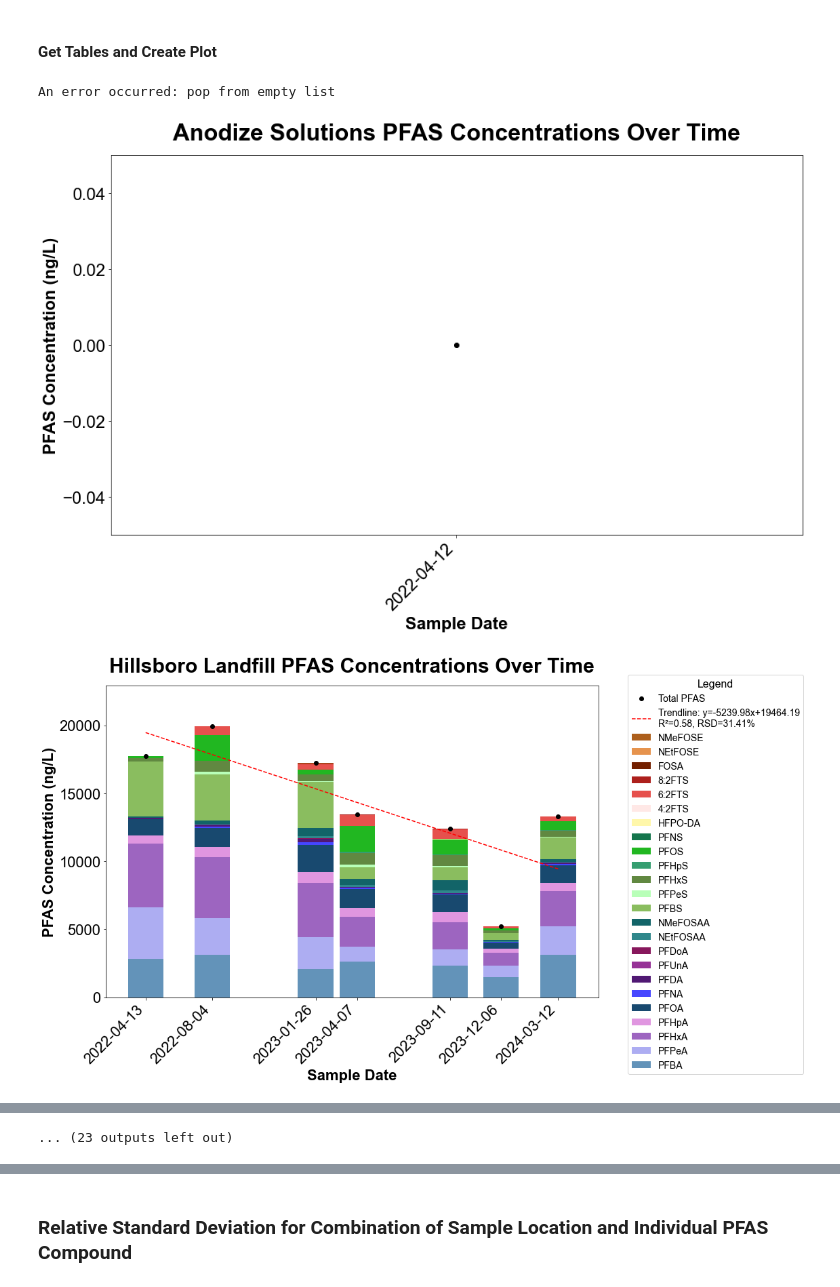
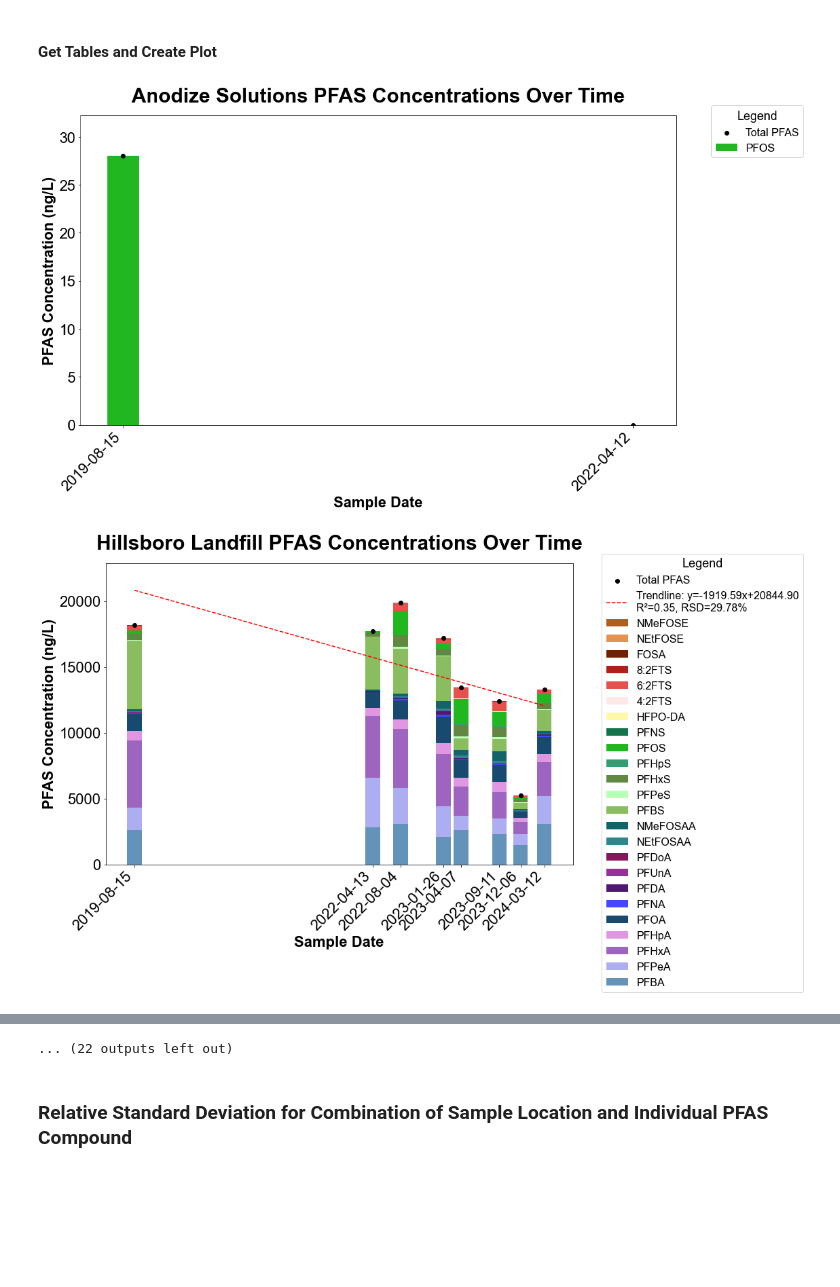
Before and after one commit to Clean-Water-Services/Jupyter-Notebooks, a Jupyter notebook: PFAS_Toolbox_IndustriesTemporalStabilityAnalysis.ipynb, the cells around one changed output, grey strips where cells are left out. Drawn from its saved outputs; the diff is of its cells as text; code cells hidden in the pictures; blank space fills up the shorter version.

Commit message:
Fixed font formatting issue and consolidated the PFAS attributes to one file

```diff
--- a/PFAS_Toolbox_IndustriesTemporalStabilityAnalysis.ipynb
+++ b/PFAS_Toolbox_IndustriesTemporalStabilityAnalysis.ipynb
@@ -114,6 +102,17 @@ pfas_mapping = dict(zip(df_PFAS_Attributes['Database'], df_PFAS_Attributes['Abbr
 # %%
-# Load the Excel file into a DataFrame
-df = pd.read_excel("U:/Research_and_Innovation/_ModellingGroupProjects/PFAS Investigations/Data and analysis/PFAS Toolbox_ColorsPalette.xlsx",sheet_name='ColorPalette_NonTOP')
+# Import PFAS Attributes
+#Specify sheet name
+sheet_name = 'PFAS Attributes'
+
+df_PFAS_Attributes = pd.read_excel(excel_file_path, sheet_name=sheet_name)
+
+# Remove rows where 'Database' column contains the text 'TOP'
+df_PFAS_Attributes = df_PFAS_Attributes[~df_PFAS_Attributes['Database'].str.contains('TOP', na=False)]
+
+df_PFAS_Attributes = df_PFAS_Attributes.drop_duplicates(subset='Abbrev', keep='first')
+
+# Create a dictionary mapping PFAS Compounds to their corresponding Abbreviation (No need to change)
+pfas_mapping = dict(zip(df_PFAS_Attributes['Database'], df_PFAS_Attributes['Abbrev']))
 
 def parse_rgb(rgb_string):
     # Check if rgb_string is a string and not empty
@@ -129,8 +128,10 @@ def parse_rgb(rgb_string):
 
 
 # Create a dictionary with PFAS compounds as keys and corresponding colors as values
-compound_colors_dict = {compound: parse_rgb(rgb) for compound, rgb in zip(df['Database'], df['New_RGB'])}
-compound_colors_dict_abbrev = {abbrev: parse_rgb(rgb) for abbrev, rgb in zip(df['Abbrev'], df['New_RGB'])}
+compound_colors_dict = {compound: parse_rgb(rgb) for compound, rgb in zip(df_PFAS_Attributes['Database'], df_PFAS_Attributes['RGB'])}
+compound_colors_dict_abbrev = {abbrev: parse_rgb(rgb) for abbrev, rgb in zip(df_PFAS_Attributes['Abbrev'], df_PFAS_Attributes['RGB'])}
+# %%
+desired_order=['3:3FTCA', '5:3FTCA', '7:3FTCA', 'PFBA', 'PFPeA', 'PFHxA', 'PFHpA', 'PFOA', 'PFNA', 'PFDA', 'PFUnA', 'PFDoA', 'PFTrDA', 'PFTeDA', 'PFHxDA', 'PFODA', 'NEtFOSAA', 'NMeFOSAA', 'PFBS', 'PFPeS', 'PFHxS', 'PFHpS', 'PFOS', 'PFNS', 'PFDS', 'PFDoS', 'PFMPA', 'HFPO-DA', 'NFDHA', 'PFMBA', 'ADONA', '4:2FTS', '6:2FTS', '8:2FTS', '10:2FTS', 'NEtFOSA', 'NMeFOSA', 'FOSA', 'NEtFOSE', 'NMeFOSE', 'PFEESA', '9Cl-PF3ONS', '11Cl-PF3OUdS', 'AOF']
 # %%
 def create_stacked_bar_chart_filtered(avg_pivot_table, std_dev_pivot_table=None, add_data_table=None, figsize=(10, 6),
                                       title='Average PFAS Concentrations by Month and Year', compound_colors_dict=None,
@@ -199,7 +200,7 @@ qual_mask = filtered_df['Qual Summary (Grade for filtering)'].isin(qual_grades)
 filtered_df = filtered_df[qual_mask]
 
 #Identify compounds in both methods
-compounds_in_both = df[(df['EPA Method 1633'] == 'X') & (df['EPA Method 537.1'] == 'X')]['Database'].tolist()
+compounds_in_both = df_PFAS_Attributes[(df_PFAS_Attributes['EPA Method 1633'] == 'X') & (df_PFAS_Attributes['EPA Method 537.1'] == 'X')]['Database'].tolist()
 compounds_mask=filtered_df['PFAS Compound'].isin(compounds_in_both)
 # Apply mask to filter the dataframe
 filtered_df = filtered_df[compounds_mask]
@@ -378,9 +379,9 @@ def create_stacked_bar_chart_filtered(avg_pivot_table, std_dev_pivot_table=None,
         ax1.set_ylim(0, ylim)
         ax1.set_xlabel('Sample Date', fontsize=axis_label_fontsize, fontproperties=font_bold)
         ax1.set_ylabel('PFAS Concentration (ng/L)', fontsize=axis_label_fontsize, fontproperties=font_bold)
-        ax1.set_title(title, fontsize=title_fontsize, fontproperties=font_bold, pad=20)
+        ax1.set_title(title, fontsize=title_fontsize, pad=20)
         ax1.set_xticks(avg_pivot_table_filtered.index)
-        ax1.set_xticklabels([date.strftime('%Y-%m-%d') for date in avg_pivot_table_filtered.index], rotation=45, ha='right', fontsize=tick_label_fontsize, fontproperties=font)
+        ax1.set_xticklabels([date.strftime('%Y-%m-%d') for date in avg_pivot_table_filtered.index],rotation=45, ha='right', fontsize=tick_label_fontsize)
 
         # Combine legend handles and labels
         handles, labels = ax1.get_legend_handles_labels()
@@ -413,35 +414,34 @@ def create_stacked_bar_chart_filtered(avg_pivot_table, std_dev_pivot_table=None,
 # %%
 #filtered_df.loc[(filtered_df['Sample Date'] > '2019-08-15')] to exclude Interl WATR Aug 2019 sample
 for location in sample_locations:
-    avg_pivot_table, count_pivot_table, std_dev_pivot_table=create_filtered_pivot_tables(data_df=filtered_df.loc[(filtered_df['Sample Date'] > '2019-08-15')] , sample_location=[location], qual_summary=None, type=None, pfas_compound=None)
+    avg_pivot_table, count_pivot_table, std_dev_pivot_table=create_filtered_pivot_tables(data_df=filtered_df, sample_location=[location], qual_summary=None, type=None, pfas_compound=None)
     avg_pivot_table.columns = avg_pivot_table.columns.map(pfas_mapping)
 
-    desired_order = df['Abbrev'].tolist()  # Convert to list if not already
     # Filter the desired_order to only include columns that exist in df
     filtered_order = [comp for comp in desired_order if comp in avg_pivot_table.columns]
     # Reorder columns by indexing df with the desired order
     avg_pivot_table = avg_pivot_table[filtered_order]
 
     new_indexes=[]
     for index in avg_pivot_table.index:
         new_index= str(index).replace(' 00:00:00','')
         new_indexes.append(new_index)
     avg_pivot_table.index=new_indexes
 
     for column in avg_pivot_table.columns:
         if avg_pivot_table[column].sum() == 0:
             avg_pivot_table.drop(column, axis=1,inplace=True)
 
     TotalPFAS=pd.DataFrame(avg_pivot_table.sum(axis=1), columns=['Total PFAS'])
 
-    max=TotalPFAS.max()*1.15
+    maximum=TotalPFAS.max()*1.15
+    maximum=maximum.iloc[0]
 
     title=location+" PFAS Concentrations Over Time"
     #standard size (16,9)
-    create_stacked_bar_chart_filtered(avg_pivot_table=avg_pivot_table, std_dev_pivot_table=None, add_data_table=TotalPFAS, figsize=(16, 9),
-                                        title=title, compound_colors_dict=compound_colors_dict_abbrev,
-                                        title_fontsize=30, axis_label_fontsize=22, tick_label_fontsize=22, legend_fontsize=14, ylim=max[0])
+    create_stacked_bar_chart_filtered(avg_pivot_table=avg_pivot_table, std_dev_pivot_table=None, add_data_table=TotalPFAS, figsize=(16, 9),title=title,
+                                      compound_colors_dict=compound_colors_dict_abbrev,title_fontsize=30, axis_label_fontsize=22, tick_label_fontsize=22,
+                                      legend_fontsize=16, ylim=maximum)
 # %% [output]
-An error occurred: pop from empty list
-[figure, old version]
+[figure, new version]
-[figure, old version]
+[figure, new version]
@@ -457 +456,0 @@ An error occurred: pop from empty list
-... (23 outputs left out)
@@ -458,3 +458,4 @@ An error occurred: pop from empty list
+... (22 outputs left out)
 # %% [markdown]
 ### Relative Standard Deviation for Combination of Sample Location and Individual PFAS Compound
 # %% [markdown]
```
Also changed, not shown: parts of 8 cells of this notebook.
